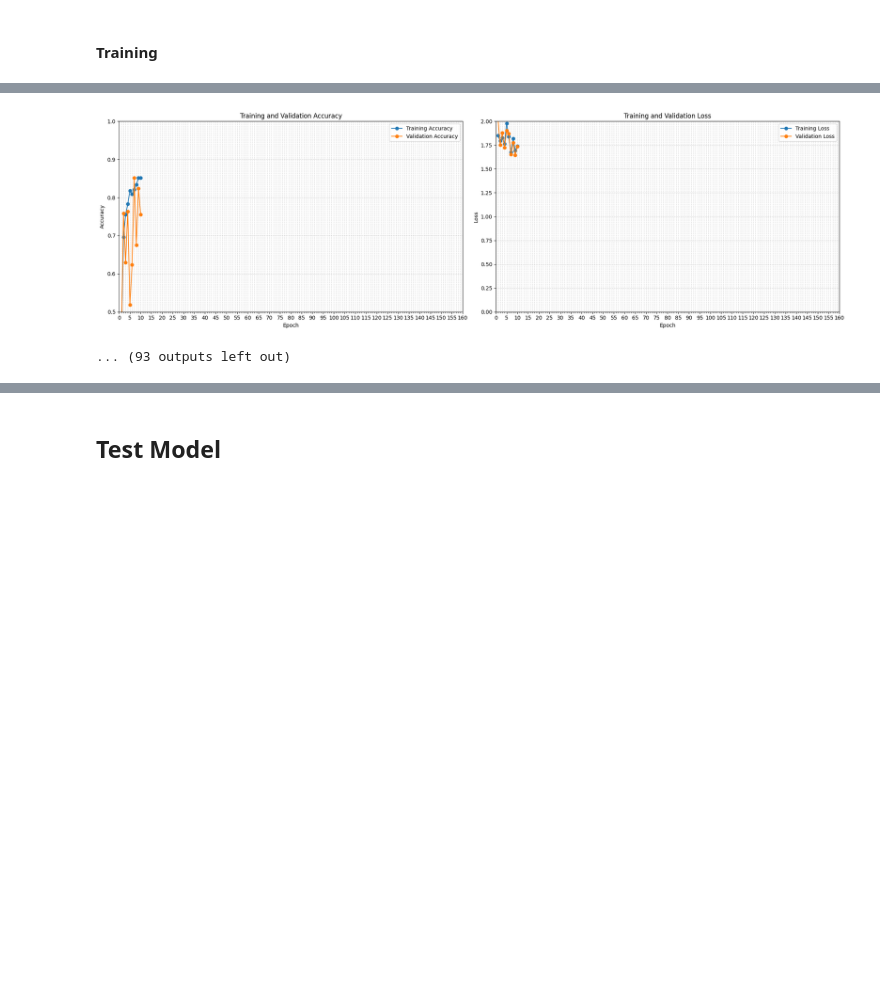
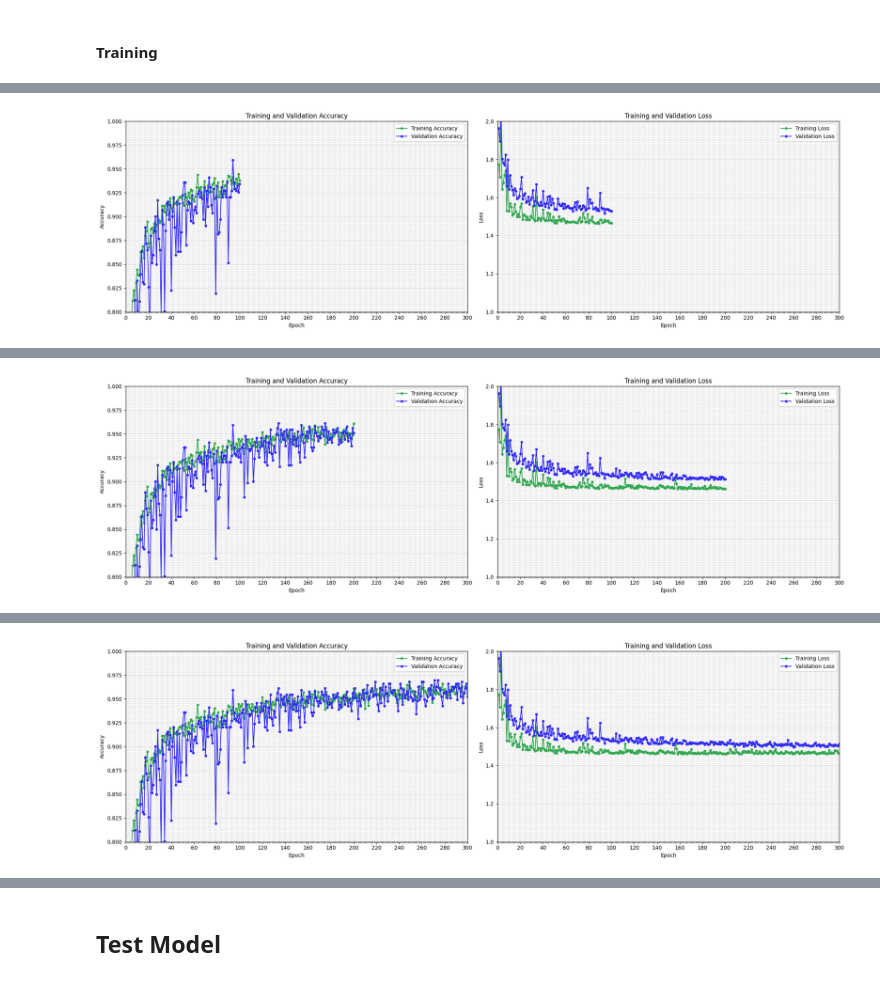
Before and after one commit to dilne/Free-Spoken-Digit-Dataset, a Jupyter notebook: TrainAndTest - CNN.ipynb, the cells around one changed output, grey strips where cells are left out. Saved outputs shown, nothing was run; the diff lists cells and outputs as text; code cells hidden in the pictures; blank space fills up the shorter version.

Commit message:
New training run

```diff
--- a/TrainAndTest - CNN.ipynb
+++ b/TrainAndTest - CNN.ipynb
@@ -250,22 +285,24 @@ model.fc = nn.Sequential(
 #### Define parameters
 # %%
 batch_size = 16
-num_epochs = 160
+num_epochs = 300
 image_size = (16, 128)
 learning_rate = 0.001
 use_scheduler = True
 
 display_graphs_bool = True
-acc_min_y = 0.5
+acc_min_y = 0.8
 loss_max_y = 2
+loss_min_y = 1
+major_tick_spacing = 20
 display_graphs_zoomed_bool = False
-interval = 10
+interval = 100
 debug = False
 # %%
 optimizer = optim.Adam(model.parameters(), lr=learning_rate)
 # %%
 if use_scheduler:
-    scheduler = torch.optim.lr_scheduler.StepLR(optimizer, step_size=20, gamma=0.9)
+    scheduler = torch.optim.lr_scheduler.StepLR(optimizer, step_size=30, gamma=0.9)
 # %% [markdown]
 #### Preprocess Data
 # %%
@@ -341,9 +378,14 @@ def save_model(epoch, model, optimizer, loss, val_loss, accuracy, val_accuracy):
 # %% [markdown]
 #### Training
 # %%
+show_progress_bar = False
+
 print("Beginning training...")
 for epoch in range(num_epochs):
-  progress_bar = tqdm(train_loader, total=total_steps, leave=True)
+  if show_progress_bar:
+    progress_bar = tqdm(train_loader, total=total_steps, leave=True)
+  else:
+    progress_bar = train_loader
   total_correct = 0
   total_samples = 0
   for i, (inputs, labels) in enumerate(progress_bar):
@@ -367,6 +409,7 @@ for epoch in range(num_epochs):
     total_correct += (predicted_labels == labels).sum().item()
     total_samples += labels.size(0)
 
+  if show_progress_bar:
     progress_bar.set_description(f"Epoch [{epoch+1}/{num_epochs}]")
     progress_bar.set_postfix(loss=loss.item())
 
@@ -397,9 +440,9 @@ for epoch in range(num_epochs):
     print(f"Epoch [{epoch+1}/{num_epochs}], Loss: {loss:.4f}, Acc: {accuracy:.4f}, Val Loss: {val_loss:.4f}, Val Acc: {val_accuracy:.4f}")
 
   if display_graphs_bool == True:
-    display_graphs(epoch, accuracy, val_accuracy, loss, val_loss)
+    display_graphs(epoch, accuracy, val_accuracy, loss, val_loss, checkpoint_dir)
   if display_graphs_zoomed_bool == True:
-    display_graphs_zoomed(epoch, accuracy, val_accuracy, loss, val_loss)
+    display_graphs_zoomed(epoch, accuracy, val_accuracy, loss, val_loss, checkpoint_dir)
 
   save_checkpoint(epoch, model, optimizer, loss, val_loss, accuracy, val_accuracy)
   save_model(epoch, model, optimizer, loss, val_loss, accuracy, val_accuracy)
@@ -409,0 +469 @@ Beginning training...
+[figure, new version]
@@ -410,0 +487 @@ Epoch [1/160], Loss: 1.8488, Acc: 0.4096, Val Loss: 2.0219, Val Acc: 0.3986
+[figure, added]
@@ -420,2 +505 @@ Epoch [10/160], Loss: 1.7389, Acc: 0.8517, Val Loss: 1.7342, Val Acc: 0.7551
-[figure, old version]
-... (93 outputs left out)
+[figure, added]
```
Also changed, not shown: parts of 10 cells of this notebook, 7 other files.
